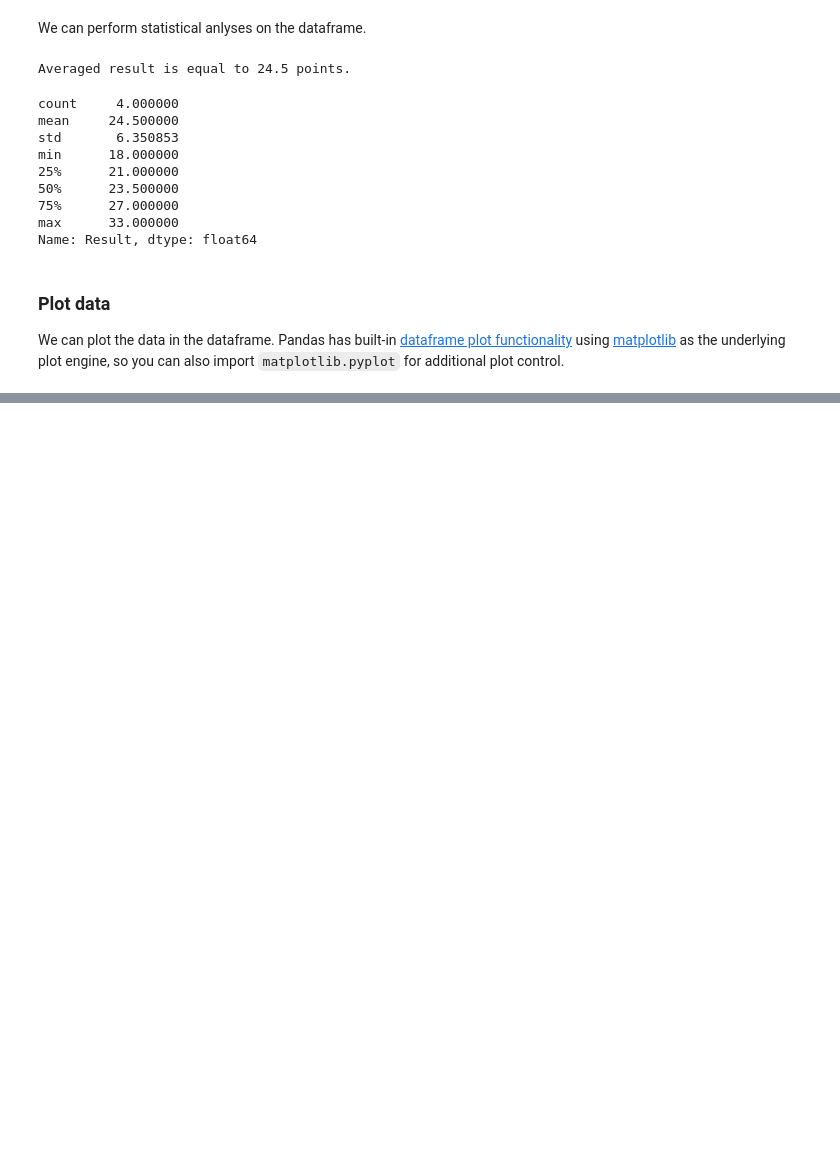
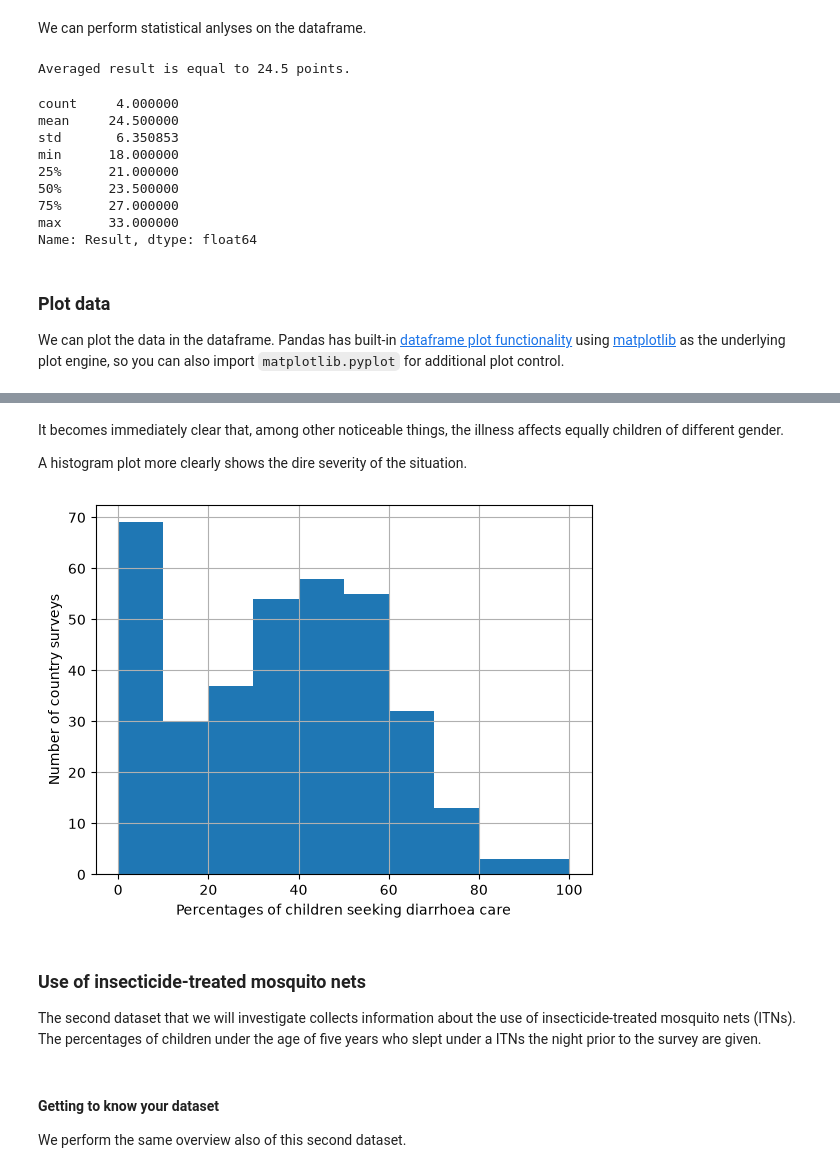
Before and after one commit to kthpanor/cb1020, a Jupyter notebook: docs/pandas.ipynb, the cells around one changed output, grey strips where cells are left out. Saved outputs shown, nothing was run; the diff lists cells and outputs as text; code cells hidden in the pictures; blank space fills up the shorter version.

```diff
--- a/docs/pandas.ipynb
+++ b/docs/pandas.ipynb
@@ -89,0 +116,7 @@ plt.show()
+# %%
+df_dc = pd.read_excel(
+    "../data_input/Child-Health-Coverage-Database-July-2021.xlsx",
+    sheet_name="DiarCare",
+    skiprows=[0, 1, 2, 3, 4],
+    usecols="B:V",
+)
@@ -89,0 +156,17 @@ plt.show()
+# %% [markdown]
+It becomes immediately clear that, among other noticeable things, the illness affects equally children of different gender.
+
+A histogram plot more clearly shows the dire severity of the situation.
+# %%
+df_dc["National"].hist(bins=range(0, 101, 10))
+
+plt.ylabel("Number of country surveys")
+plt.xlabel("Percentages of children seeking diarrhoea care")
+
+plt.show()
+# %% [output]
+[figure, added]
+# %% [markdown]
+### Use of insecticide-treated mosquito nets
+
+The second dataset that we will investigate collects information about the use of insecticide-treated mosquito nets (ITNs). The percentages of children under the age of five years who slept under a ITNs the night prior to the survey are given.
@@ -89,0 +180,4 @@ plt.show()
+# %% [markdown]
+#### Getting to know your dataset
+
+We perform the same overview also of this second dataset.
```
Also changed, not shown: parts of 18 cells of this notebook, 4 other files.
